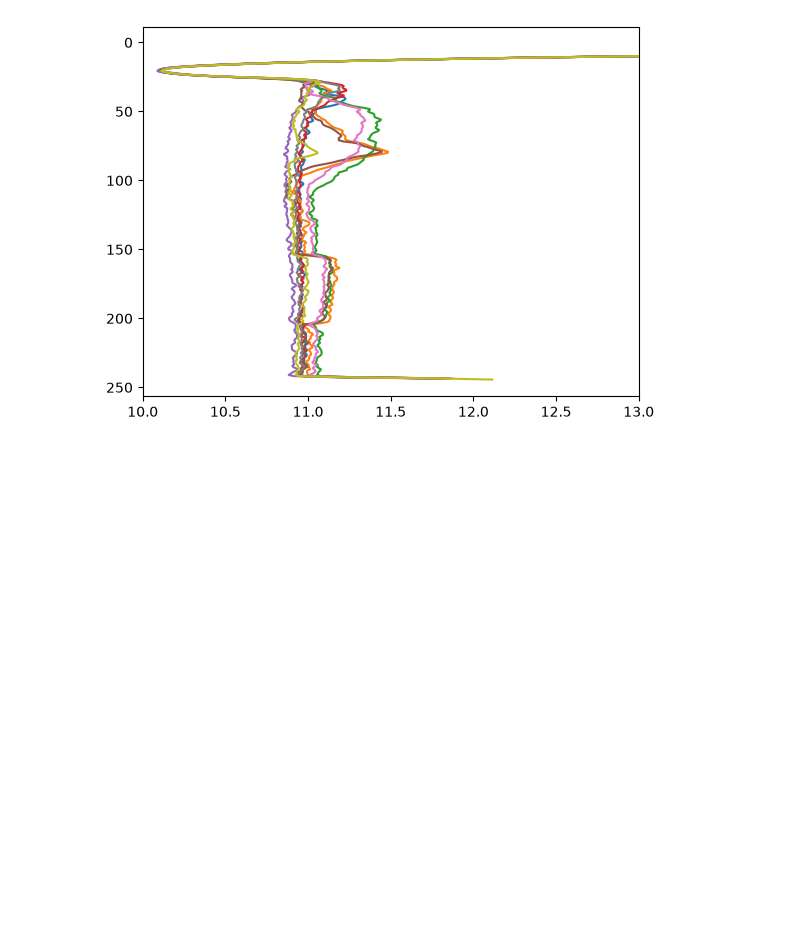
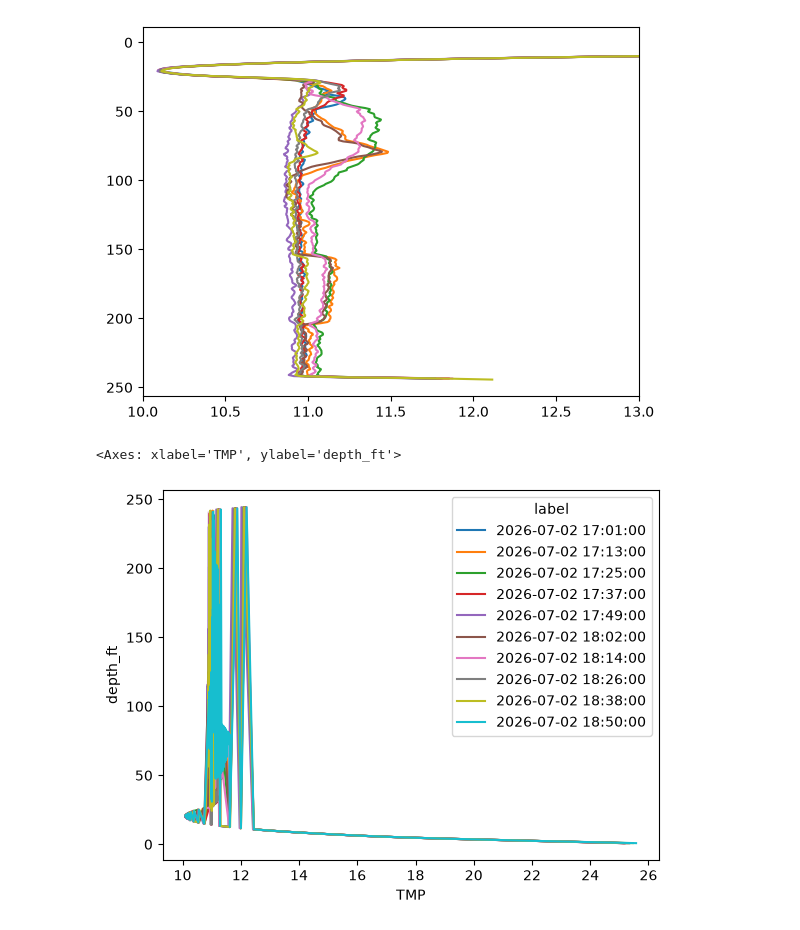
Before and after one commit to sauron-245/summer_26, a Jupyter notebook: summer 2026/ParAnimate.ipynb, the cells around one changed output. Drawn from its saved outputs; the diff is of its cells as text; code cells hidden in the pictures; blank space fills up the shorter version.

```diff
--- a/summer 2026/ParAnimate.ipynb
+++ b/summer 2026/ParAnimate.ipynb
@@ -91,0 +95,6 @@ plt.show()
+# %%
+# doodoobananas seaborn plot what is even happening here
+sns.lineplot(x='TMP', y='depth_ft', data=july2, hue='label')
+# %% [output]
+<Axes: xlabel='TMP', ylabel='depth_ft'>
+[figure, added]
```
Also changed, not shown: parts of 7 cells of this notebook.
